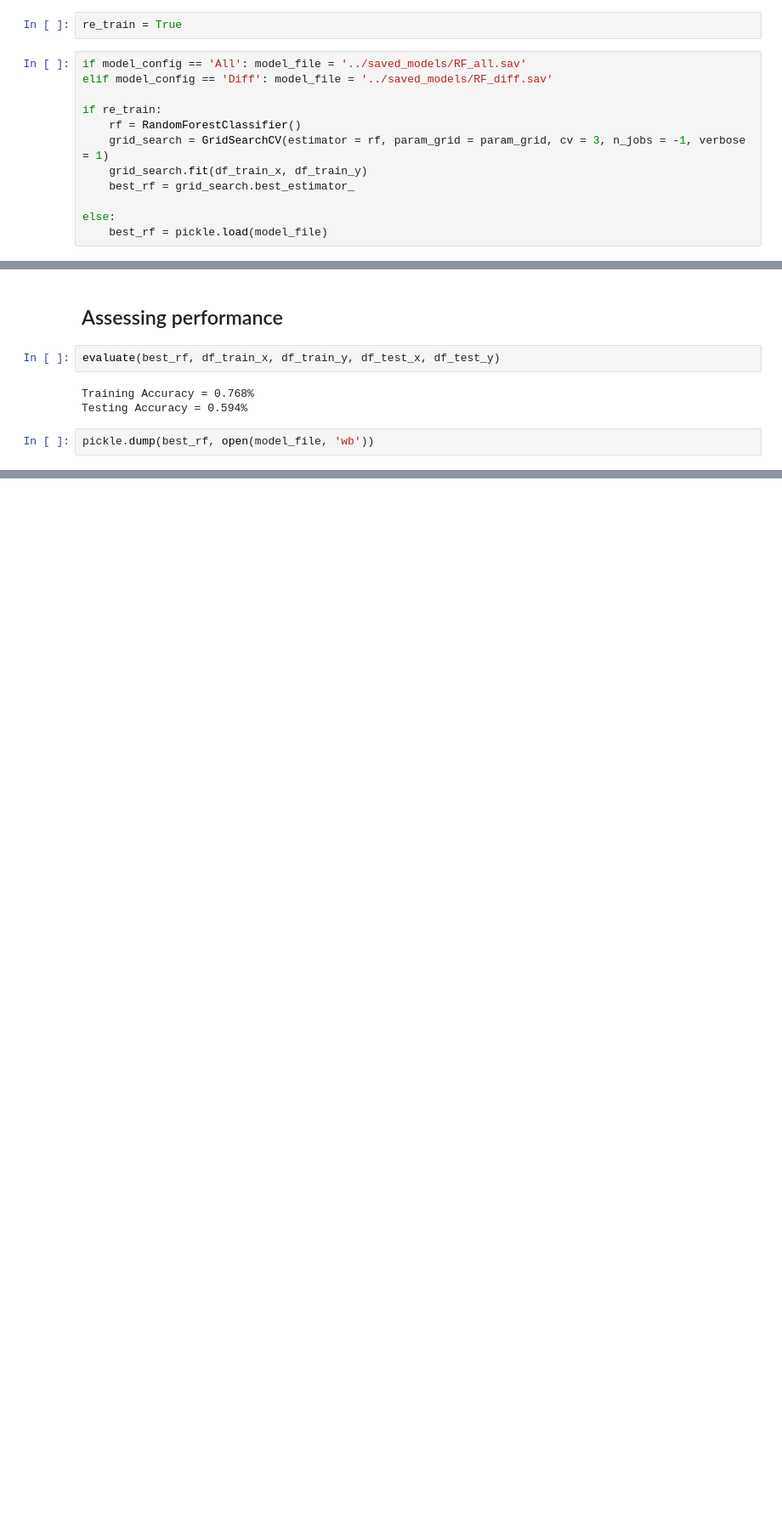
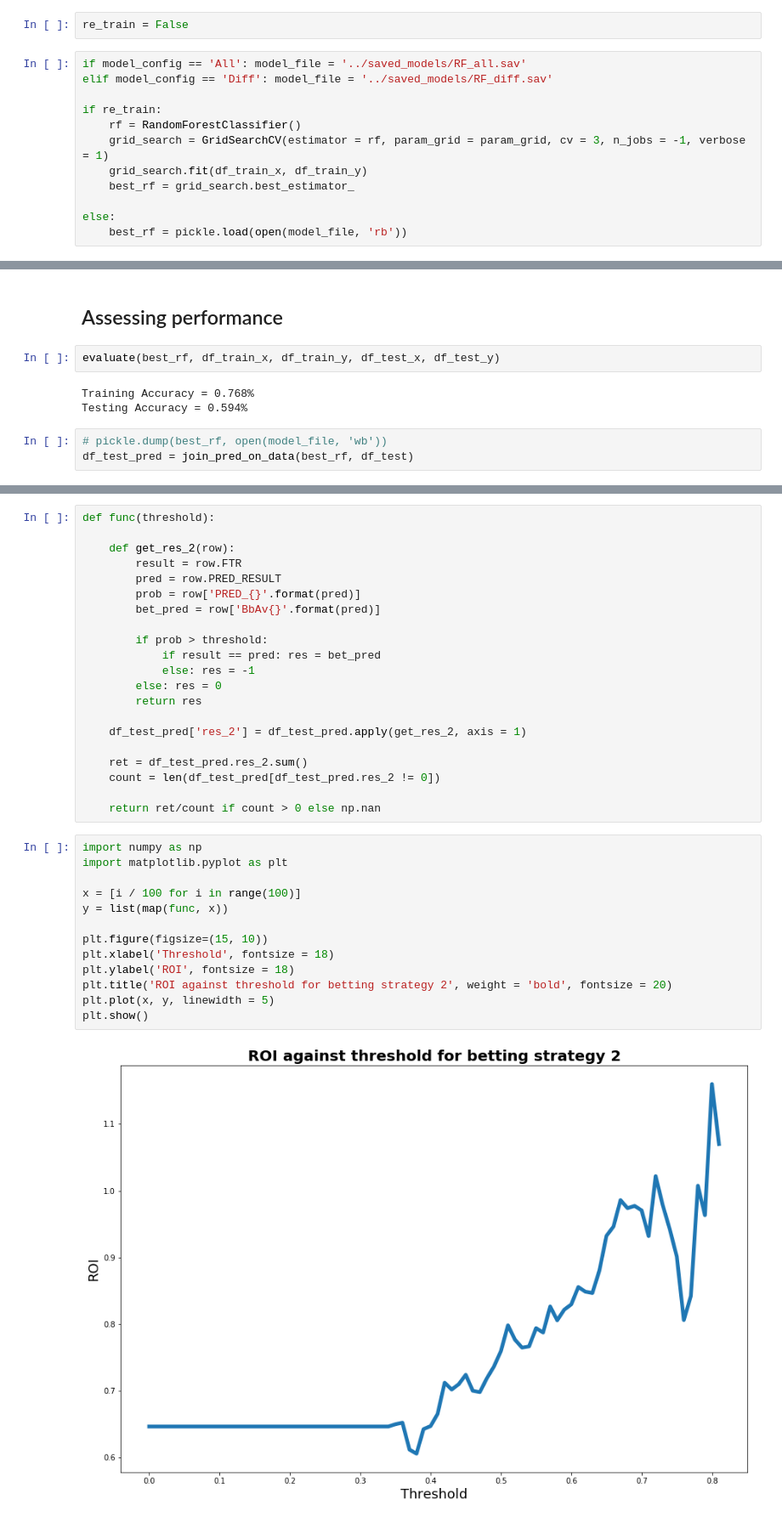
Before and after one commit to fborrasumh/b8131-fall19-soccerpreds, a Jupyter notebook: notebooks/main_models.ipynb, the cells around one changed output, grey strips where cells are left out. Shown: that part at 85% size. Drawn from its saved outputs; the diff is of its cells as text; blank space fills up the shorter version.

Commit message:
updates and betting strategies

```diff
--- a/notebooks/main_models.ipynb
+++ b/notebooks/main_models.ipynb
@@ -70,7 +70,7 @@ param_grid = {
 # %% [markdown]
 ## Training model with Cross validation on training set
 # %%
-re_train = True
+re_train = False
 # %%
 if model_config == 'All': model_file = '../saved_models/RF_all.sav'
 elif model_config == 'Diff': model_file = '../saved_models/RF_diff.sav'
@@ -82,4 +82,4 @@ if re_train:
     best_rf = grid_search.best_estimator_
 
 else:
-    best_rf = pickle.load(model_file)
+    best_rf = pickle.load(open(model_file, 'rb'))
@@ -96,4 +91,5 @@ evaluate(best_rf, df_train_x, df_train_y, df_test_x, df_test_y)
 Training Accuracy = 0.768%
 Testing Accuracy = 0.594%
 # %%
-pickle.dump(best_rf, open(model_file, 'wb'))
+# pickle.dump(best_rf, open(model_file, 'wb'))
+df_test_pred = join_pred_on_data(best_rf, df_test)
@@ -102,0 +153,36 @@ pickle.dump(best_rf, open(model_file, 'wb'))
+# %%
+def func(threshold):
+
+    def get_res_2(row):
+        result = row.FTR
+        pred = row.PRED_RESULT
+        prob = row['PRED_{}'.format(pred)]
+        bet_pred = row['BbAv{}'.format(pred)]
+
+        if prob > threshold:
+            if result == pred: res = bet_pred
+            else: res = -1
+        else: res = 0
+        return res
+
+    df_test_pred['res_2'] = df_test_pred.apply(get_res_2, axis = 1)
+
+    ret = df_test_pred.res_2.sum()
+    count = len(df_test_pred[df_test_pred.res_2 != 0])
+
+    return ret/count if count > 0 else np.nan
+# %%
+import numpy as np
+import matplotlib.pyplot as plt
+
+x = [i / 100 for i in range(100)]
+y = list(map(func, x))
+
+plt.figure(figsize=(15, 10))
+plt.xlabel('Threshold', fontsize = 18)
+plt.ylabel('ROI', fontsize = 18)
+plt.title('ROI against threshold for betting strategy 2', weight = 'bold', fontsize = 20)
+plt.plot(x, y, linewidth = 5)
+plt.show()
+# %% [output]
+[figure, added]
```
Also changed, not shown: parts of 6 cells of this notebook, 1 other file.
